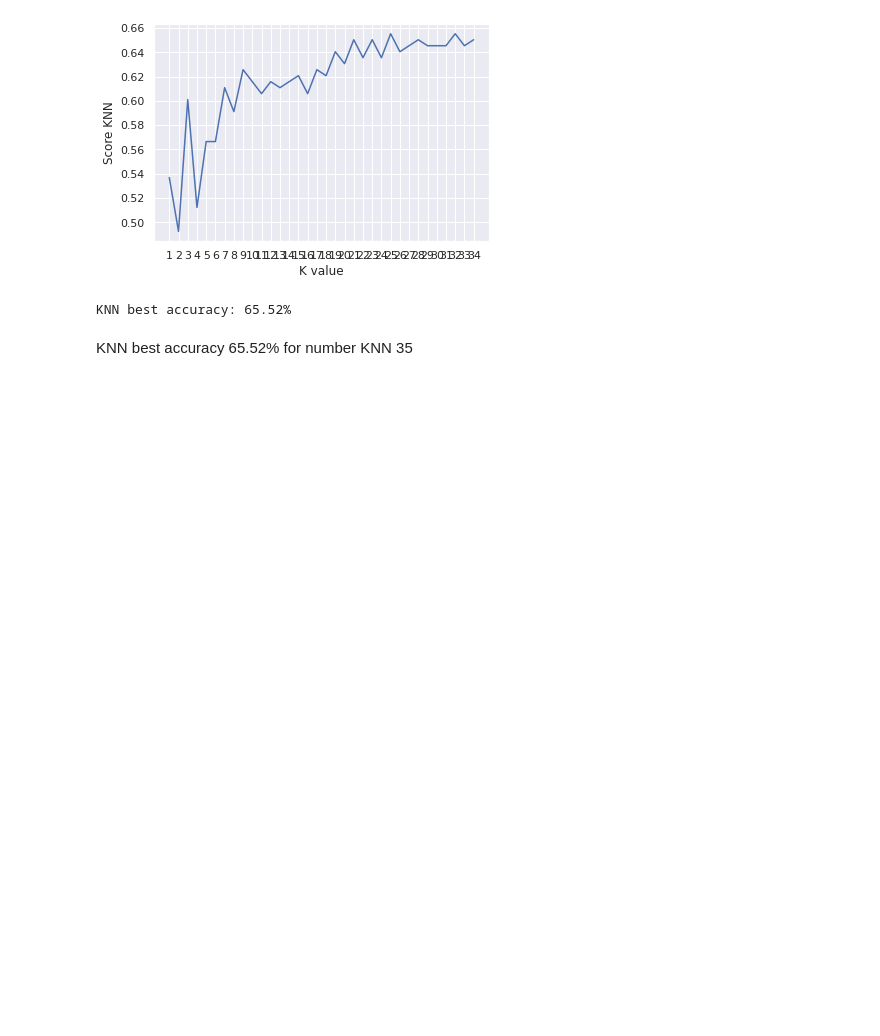
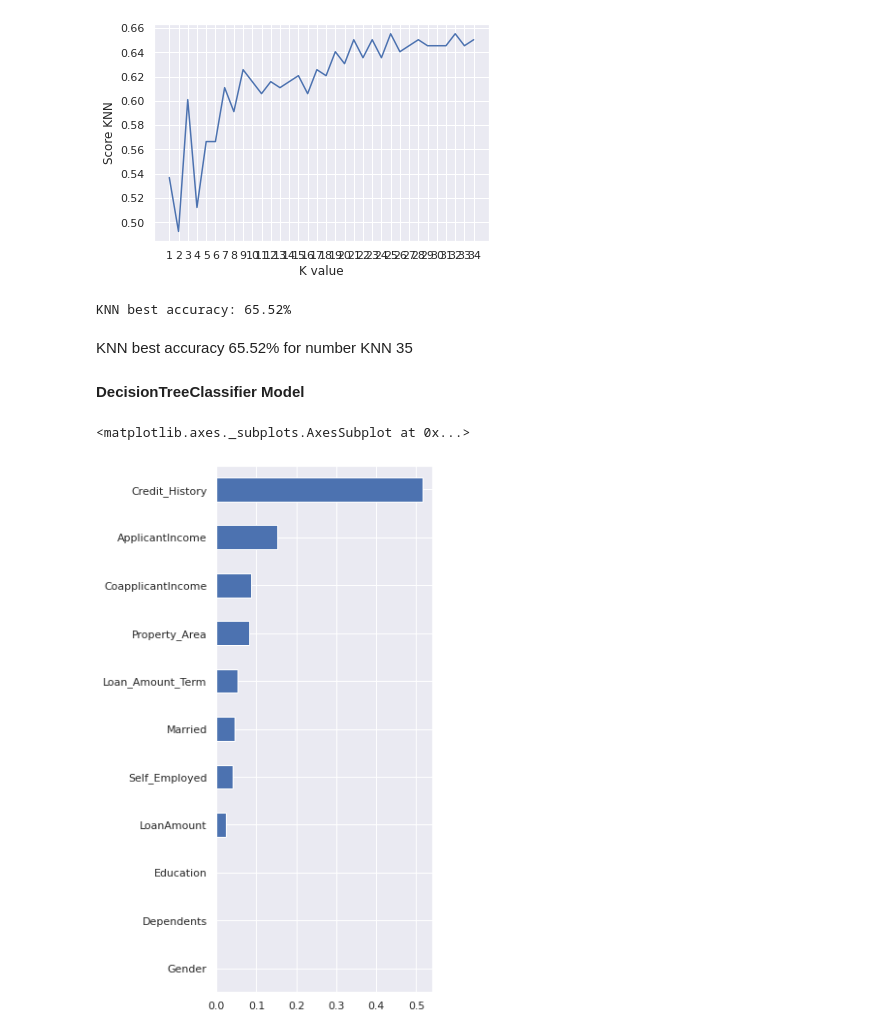
Before and after one commit to Idanleyb/Classification_Loans-, a Jupyter notebook: Loans_Qualification_Classification_Project.ipynb, the cells around one changed output. Saved outputs shown, nothing was run; the diff lists cells and outputs as text; code cells hidden in the pictures; blank space fills up the shorter version.

```diff
--- a/Loans_Qualification_Classification_Project.ipynb
+++ b/Loans_Qualification_Classification_Project.ipynb
@@ -416,3 +416,12 @@ print("KNN best accuracy: {:.2f}%".format(KNN_best*100))
 KNN best accuracy: 65.52%
 # %% [markdown]
 KNN best accuracy 65.52% for number KNN 35
+# %% [markdown]
+**DecisionTreeClassifier Model**
+# %%
+dt_tree = DecisionTreeClassifier( max_depth=5,class_weight='balanced').fit(X_train, y_train)
+# %%
+pd.Series(dt_tree.feature_importances_, index=X_train.columns).sort_values().plot.barh(figsize=(4, 10), rot=0)
+# %% [output]
+<matplotlib.axes._subplots.AxesSubplot at 0x...>
+[figure, added]
```
Also changed, not shown: parts of 1 cell of this notebook.
